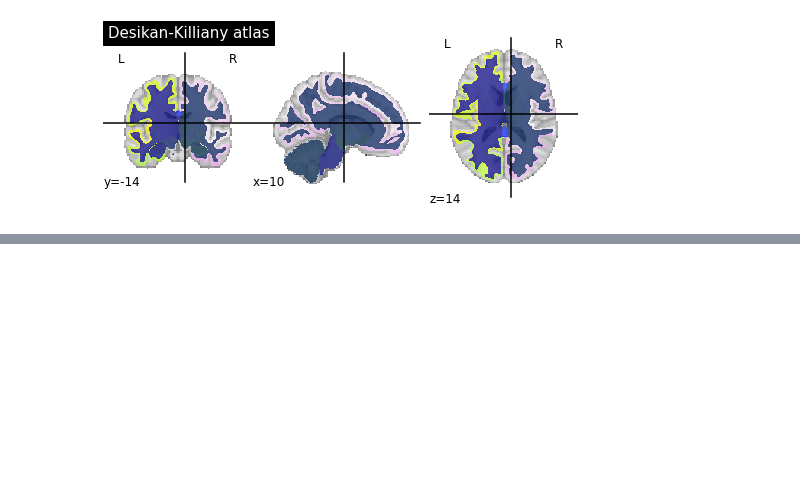
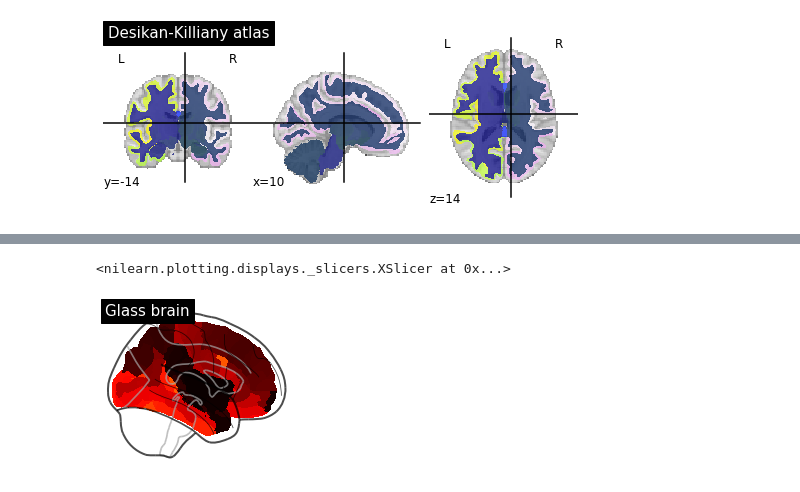
Before and after one commit to mello-y/MSc5_research_project, a Jupyter notebook: data/Data_exploration.ipynb, the cells around one changed output, grey strips where cells are left out. Saved outputs shown, nothing was run; the diff lists cells and outputs as text; code cells hidden in the pictures; blank space fills up the shorter version.

```diff
--- a/data/Data_exploration.ipynb
+++ b/data/Data_exploration.ipynb
@@ -180,0 +236,9 @@ plotting.plot_roi(f_two, title="Desikan-Killiany atlas")
+# %%
+plotting.plot_glass_brain(f_one, display_mode='r', plot_abs=False,
+                          title='Glass brain', threshold=2.)
+
+plotting.plot_stat_map(f_one, display_mode='x', threshold=1.,
+                       cut_coords=range(0, 51, 10), title='Slices')
+# %% [output]
+<nilearn.plotting.displays._slicers.XSlicer at 0x...>
+[figure, added]
```
Also changed, not shown: parts of 7 cells of this notebook.
